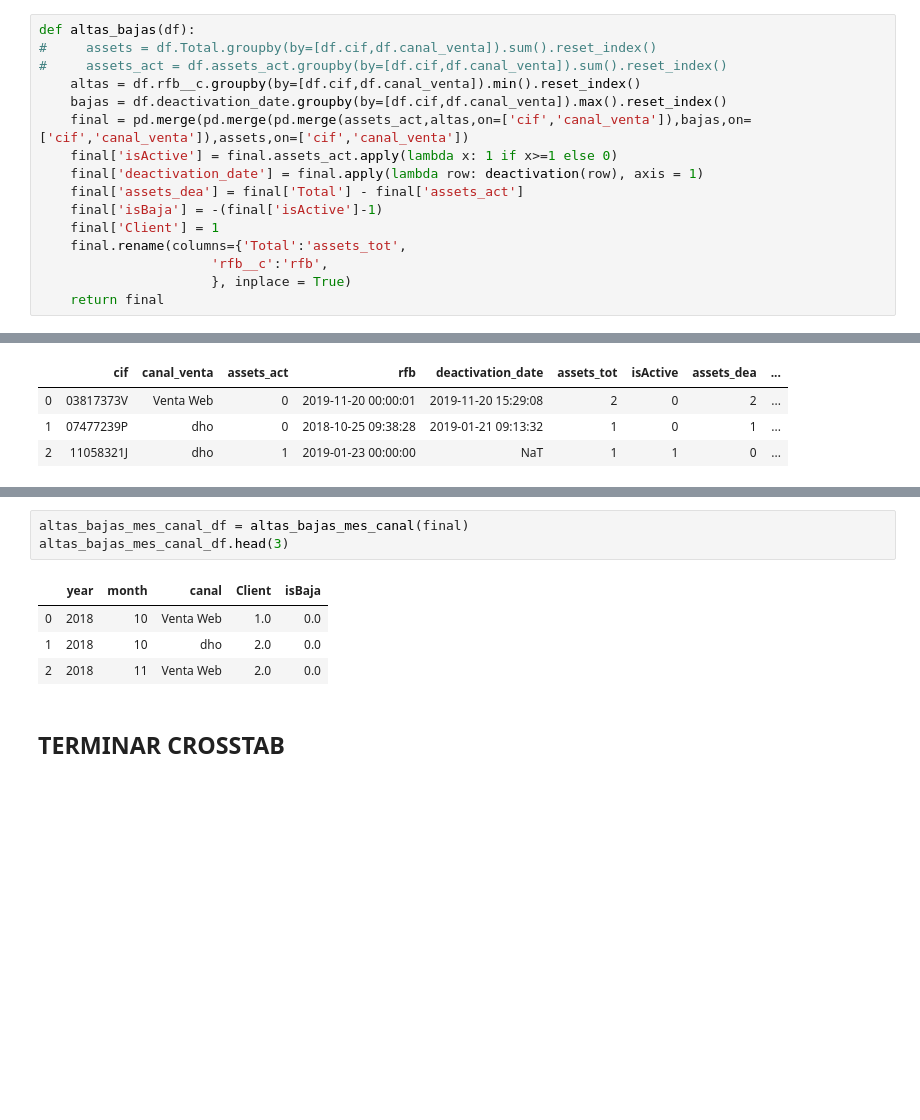
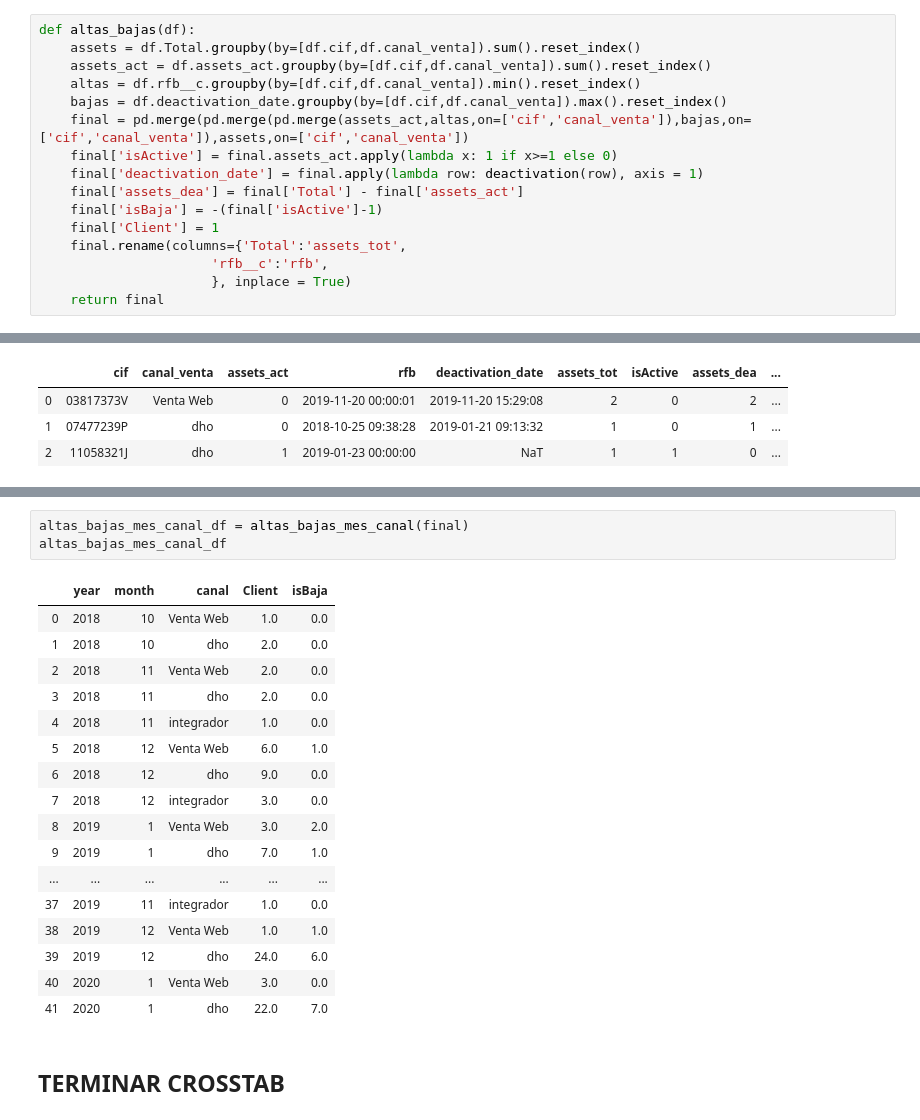
Before and after one commit to mariaadradosr/PyCartera, a Jupyter notebook: ConnectPG.ipynb, the cells around one changed output, grey strips where cells are left out. Saved outputs shown, nothing was run; the diff lists cells and outputs as text; blank space fills up the shorter version.

```diff
--- a/ConnectPG.ipynb
+++ b/ConnectPG.ipynb
@@ -220,8 +224,8 @@ def deactivation(row):
     return pd.NaT if row['isActive'] >= 1 else row['deactivation_date']
 # %%
 def altas_bajas(df):
-#     assets = df.Total.groupby(by=[df.cif,df.canal_venta]).sum().reset_index()
-#     assets_act = df.assets_act.groupby(by=[df.cif,df.canal_venta]).sum().reset_index()
+    assets = df.Total.groupby(by=[df.cif,df.canal_venta]).sum().reset_index()
+    assets_act = df.assets_act.groupby(by=[df.cif,df.canal_venta]).sum().reset_index()
     altas = df.rfb__c.groupby(by=[df.cif,df.canal_venta]).min().reset_index()
     bajas = df.deactivation_date.groupby(by=[df.cif,df.canal_venta]).max().reset_index()
     final = pd.merge(pd.merge(pd.merge(assets_act,altas,on=['cif','canal_venta']),bajas,on=['cif','canal_venta']),assets,on=['cif','canal_venta'])
@@ -287,11 +295,24 @@ altas_bajas_mes_df
 # %%
 altas_bajas_mes_canal_df = altas_bajas_mes_canal(final)
-altas_bajas_mes_canal_df.head(3)
+altas_bajas_mes_canal_df
 # %% [output]
 |  | year | month | canal | Client | isBaja |
 | 0 | 2018 | 10 | Venta Web | 1.0 | 0.0 |
 | 1 | 2018 | 10 | dho | 2.0 | 0.0 |
 | 2 | 2018 | 11 | Venta Web | 2.0 | 0.0 |
+| 3 | 2018 | 11 | dho | 2.0 | 0.0 |
+| 4 | 2018 | 11 | integrador | 1.0 | 0.0 |
+| 5 | 2018 | 12 | Venta Web | 6.0 | 1.0 |
+| 6 | 2018 | 12 | dho | 9.0 | 0.0 |
+| 7 | 2018 | 12 | integrador | 3.0 | 0.0 |
+| 8 | 2019 | 1 | Venta Web | 3.0 | 2.0 |
+| 9 | 2019 | 1 | dho | 7.0 | 1.0 |
+| ... | ... | ... | ... | ... | ... |
+| 37 | 2019 | 11 | integrador | 1.0 | 0.0 |
+| 38 | 2019 | 12 | Venta Web | 1.0 | 1.0 |
+| 39 | 2019 | 12 | dho | 24.0 | 6.0 |
+| 40 | 2020 | 1 | Venta Web | 3.0 | 0.0 |
+| 41 | 2020 | 1 | dho | 22.0 | 7.0 |
 # %% [markdown]
 ## TERMINAR CROSSTAB
 # %%
```
Also changed, not shown: parts of 10 cells of this notebook, 11 other files.
